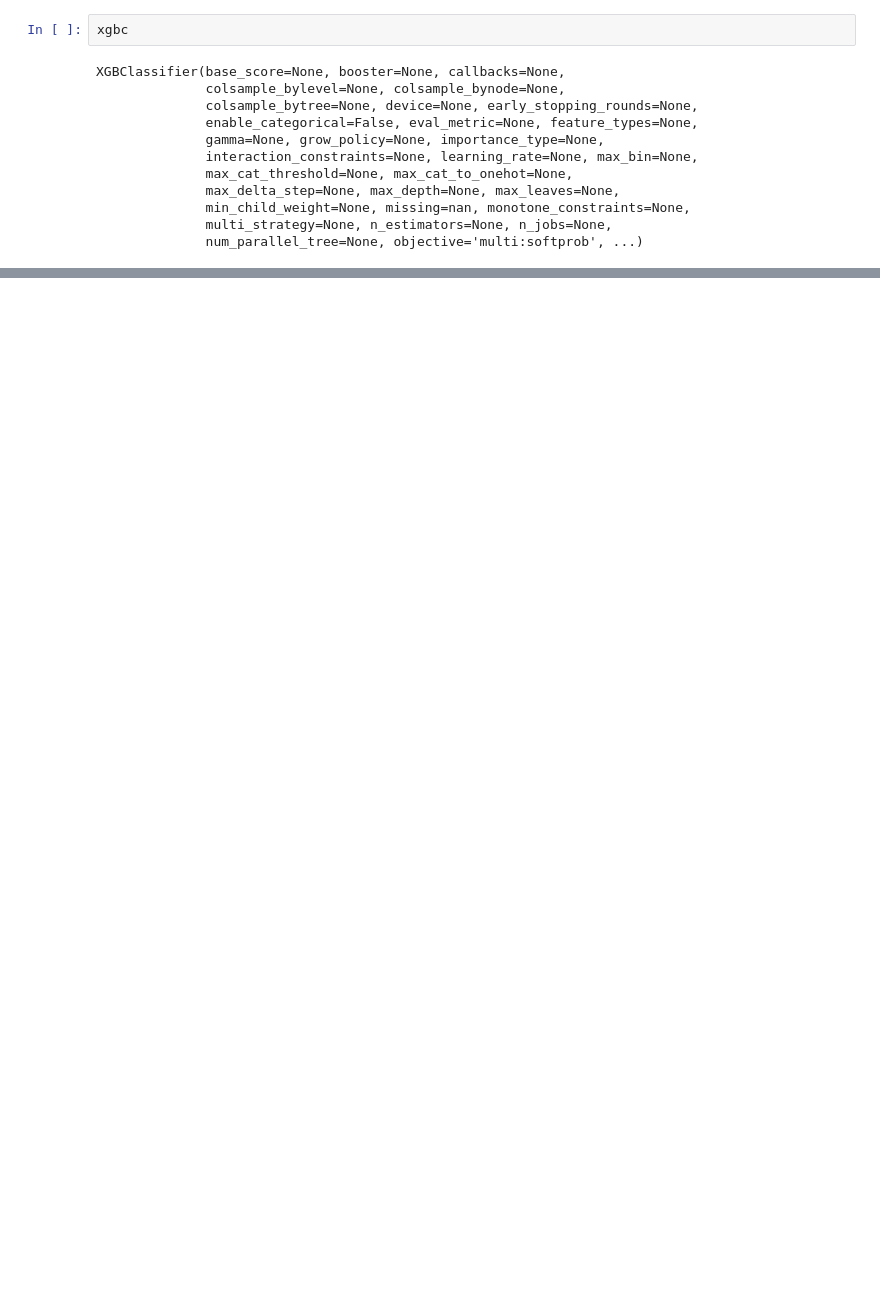
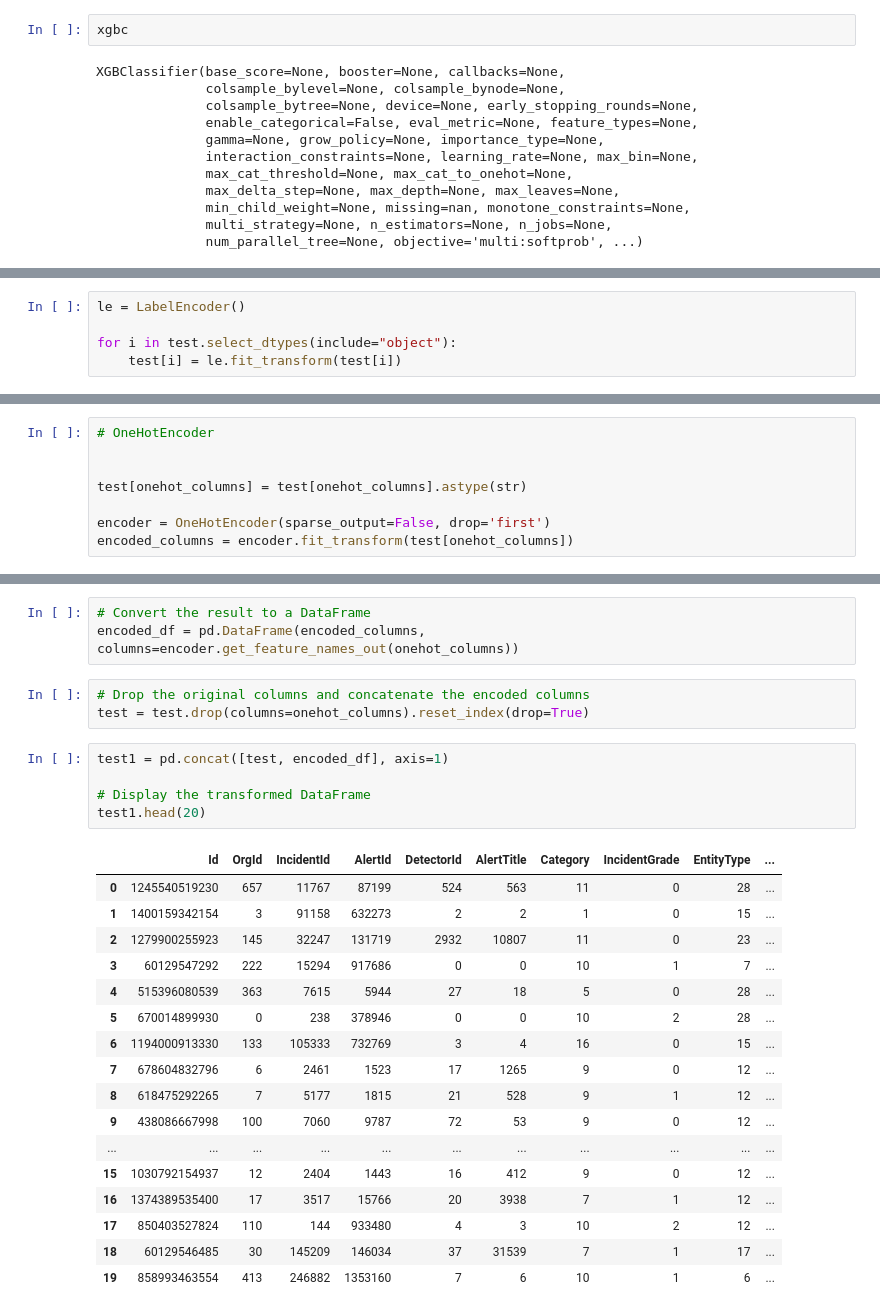
Before and after one commit to Syed-Abuthahir-M/Microsoft-Classifying-Cybersecurity-Incidents-with-Machine-Learning, a Jupyter notebook: Codes/test.ipynb, the cells around one changed output, grey strips where cells are left out. Drawn from its saved outputs; the diff is of its cells as text; blank space fills up the shorter version.

```diff
--- a/Codes/test.ipynb
+++ b/Codes/test.ipynb
@@ -145,0 +95,5 @@ TruePositive
+# %%
+le = LabelEncoder()
+
+for i in test.select_dtypes(include="object"):
+    test[i] = le.fit_transform(test[i])
@@ -145,0 +111,8 @@ TruePositive
+# %%
+# OneHotEncoder
+
+
+test[onehot_columns] = test[onehot_columns].astype(str)
+
+encoder = OneHotEncoder(sparse_output=False, drop='first')
+encoded_columns = encoder.fit_transform(test[onehot_columns])
@@ -145,0 +129,29 @@ TruePositive
+# %%
+# Convert the result to a DataFrame
+encoded_df = pd.DataFrame(encoded_columns, columns=encoder.get_feature_names_out(onehot_columns))
+# %%
+# Drop the original columns and concatenate the encoded columns
+test = test.drop(columns=onehot_columns).reset_index(drop=True)
+# %%
+test1 = pd.concat([test, encoded_df], axis=1)
+
+# Display the transformed DataFrame
+test1.head(20)
+# %% [output]
+|  | Id | OrgId | IncidentId | AlertId | DetectorId | AlertTitle | Category | IncidentGrade | EntityType | ... |
+| 0 | 1245540519230 | 657 | 11767 | 87199 | 524 | 563 | 11 | 0 | 28 | ... |
+| 1 | 1400159342154 | 3 | 91158 | 632273 | 2 | 2 | 1 | 0 | 15 | ... |
+| 2 | 1279900255923 | 145 | 32247 | 131719 | 2932 | 10807 | 11 | 0 | 23 | ... |
+| 3 | 60129547292 | 222 | 15294 | 917686 | 0 | 0 | 10 | 1 | 7 | ... |
+| 4 | 515396080539 | 363 | 7615 | 5944 | 27 | 18 | 5 | 0 | 28 | ... |
+| 5 | 670014899930 | 0 | 238 | 378946 | 0 | 0 | 10 | 2 | 28 | ... |
+| 6 | 1194000913330 | 133 | 105333 | 732769 | 3 | 4 | 16 | 0 | 15 | ... |
+| 7 | 678604832796 | 6 | 2461 | 1523 | 17 | 1265 | 9 | 0 | 12 | ... |
+| 8 | 618475292265 | 7 | 5177 | 1815 | 21 | 528 | 9 | 1 | 12 | ... |
+| 9 | 438086667998 | 100 | 7060 | 9787 | 72 | 53 | 9 | 0 | 12 | ... |
+| ... | ... | ... | ... | ... | ... | ... | ... | ... | ... | ... |
+| 15 | 1030792154937 | 12 | 2404 | 1443 | 16 | 412 | 9 | 0 | 12 | ... |
+| 16 | 1374389535400 | 17 | 3517 | 15766 | 20 | 3938 | 7 | 1 | 12 | ... |
+| 17 | 850403527824 | 110 | 144 | 933480 | 4 | 3 | 10 | 2 | 12 | ... |
+| 18 | 60129546485 | 30 | 145209 | 146034 | 37 | 31539 | 7 | 1 | 17 | ... |
+| 19 | 858993463554 | 413 | 246882 | 1353160 | 7 | 6 | 10 | 1 | 6 | ... |
```
Also changed, not shown: parts of 42 cells of this notebook, 3 other files.
